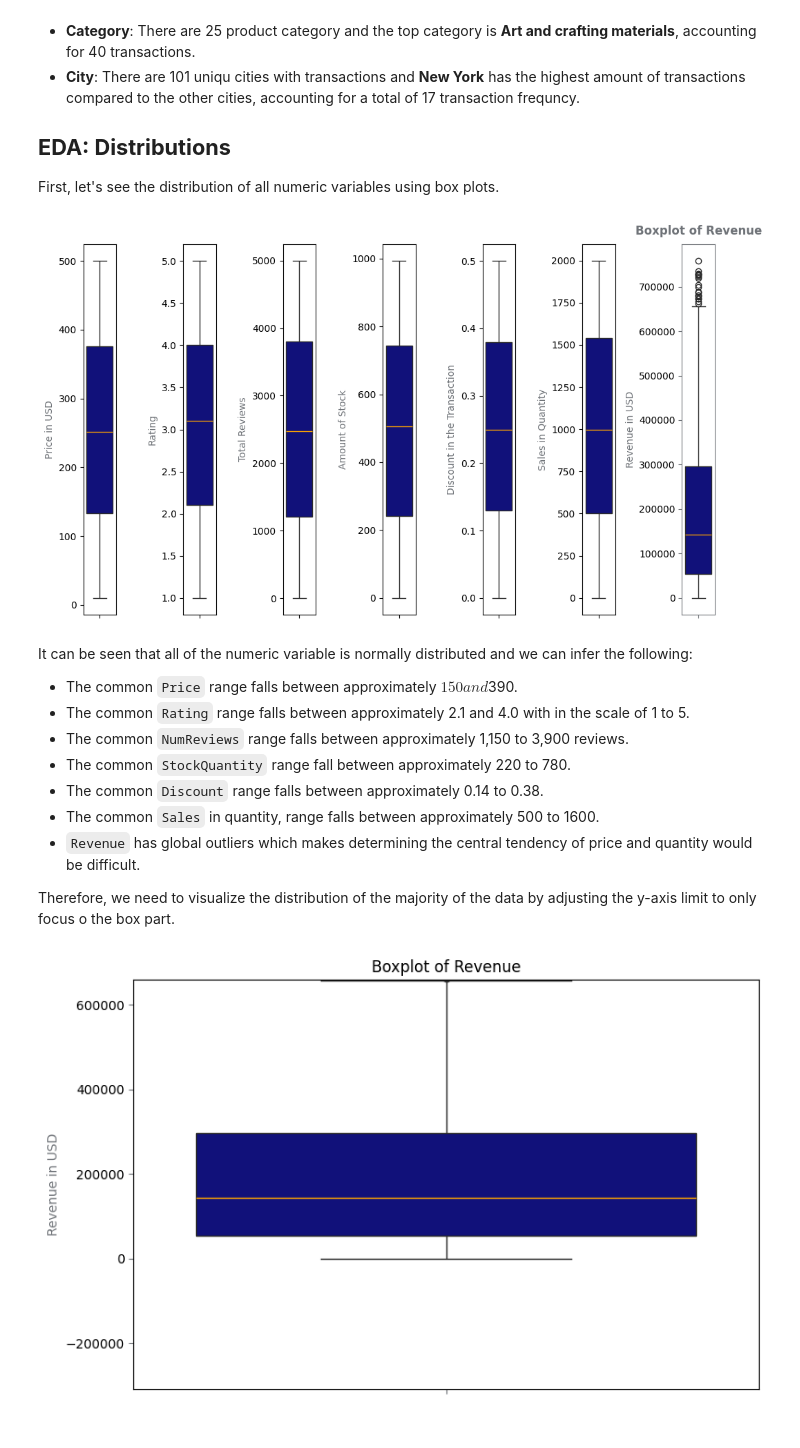
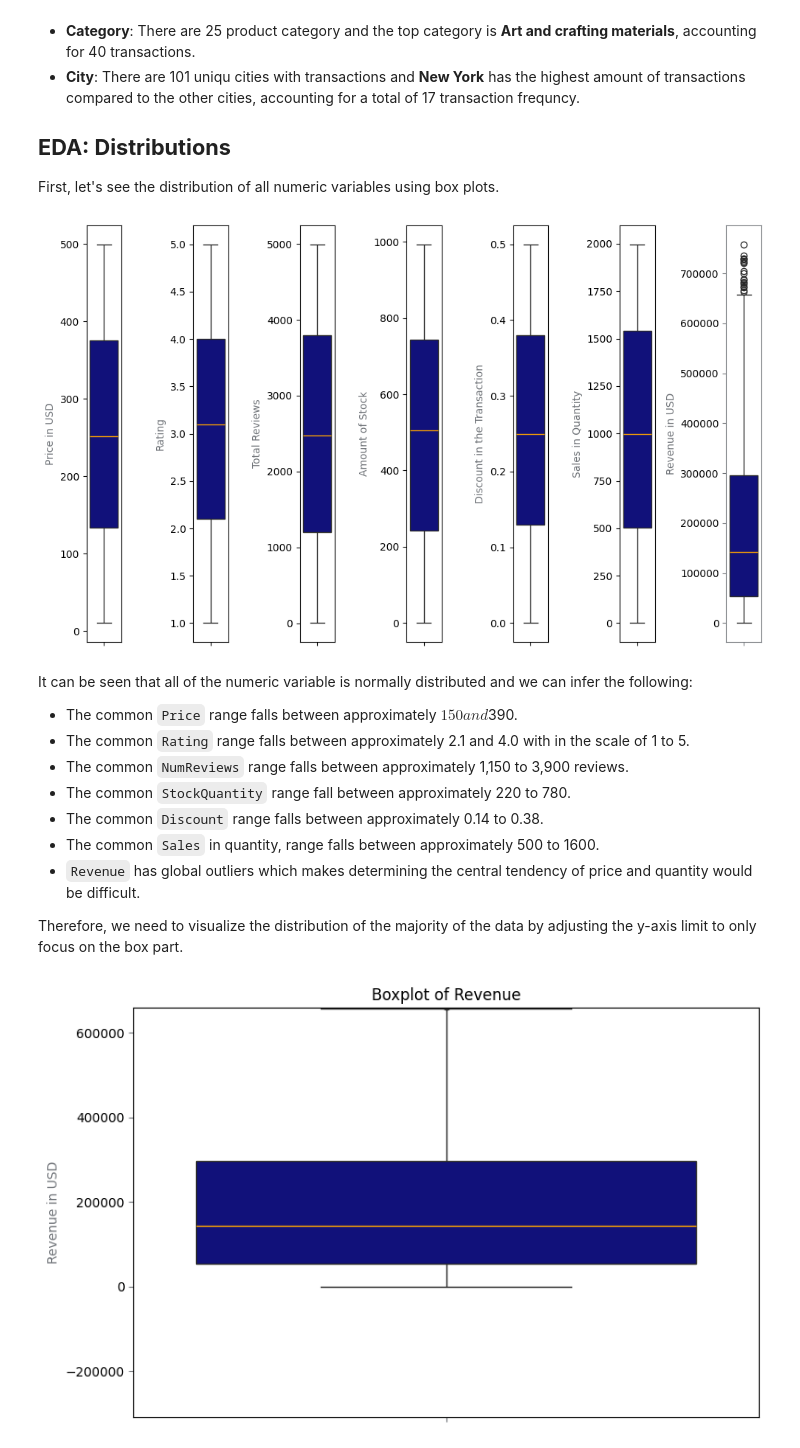
Before and after one commit to lazuardifp19/lazuardfp_portfolio, a Jupyter notebook: Ecommerce Analysis With Product-Centric RFM Analysis and K Means Clustering/ecommerce-analysis-with-product-centric-rfm-analysis-and-k-means-clustering.ipynb, the cells around one changed output. Drawn from its saved outputs; the diff is of its cells as text; code cells hidden in the pictures.

```diff
--- a/Ecommerce Analysis With Product-Centric RFM Analysis and K Means Clustering/ecommerce-analysis-with-product-centric-rfm-analysis-and-k-means-clustering.ipynb
+++ b/Ecommerce Analysis With Product-Centric RFM Analysis and K Means Clustering/ecommerce-analysis-with-product-centric-rfm-analysis-and-k-means-clustering.ipynb
@@ -224,35 +224,34 @@ for i in range(len(num_var)):
     # Create the box plot
     sns.boxplot(data=df, y=num_var[i], color='darkblue',
                 medianprops=dict(color='orange'), ax=ax[i])
 
     if num_var[i] == 'Price':
         ax[i].set_ylabel('Price in USD', color='#6F7378')
     elif num_var[i] == 'Rating':
         ax[i].set_ylabel('Rating', color='#6F7378')
     elif num_var[i] == 'NumReviews':
         ax[i].set_ylabel('Total Reviews', color='#6F7378')
     elif num_var[i] == 'StockQuantity':
         ax[i].set_ylabel('Amount of Stock', color='#6F7378')
     elif num_var[i] == 'Discount':
         ax[i].set_ylabel('Discount in the Transaction', color='#6F7378')
     elif num_var[i] == 'Sales':
         ax[i].set_ylabel('Sales in Quantity', color='#6F7378')
     else:
         ax[i].set_ylabel('Revenue in USD', color='#6F7378')
 
 # Change the tick color
 ax[i].tick_params(color='#6F7378')
 
 
 for spine in ax[i].spines.values():
     spine.set_edgecolor('#6F7378')
 
-ax[i].set_title(f'Boxplot of {num_var[i]}', weight='bold', color='#6F7378', pad=10)
 
 plt.tight_layout()
 plt.show()
 # %% [output]
-[figure, old version]
+[figure, new version]
 # %% [markdown]
 It can be seen that all of the numeric variable is normally distributed and we can infer the following:
 - The common `Price` range falls between approximately $150 and $390.
@@ -263,7 +262,7 @@ It can be seen that all of the numeric variable is normally distributed and we c
 - The common `Sales` in quantity, range falls between approximately 500 to 1600.
 - `Revenue` has global outliers which makes determining the central tendency of price and quantity would be difficult.
 
-Therefore, we need to visualize the distribution of the majority of the data by adjusting the y-axis limit to only focus o the box part.
+Therefore, we need to visualize the distribution of the majority of the data by adjusting the y-axis limit to only focus on the box part.
 # %%
 # Set the figure and area
 fig, ax = plt.subplots(figsize=(8,5))
```
Also changed, not shown: parts of 1 cell of this notebook.
